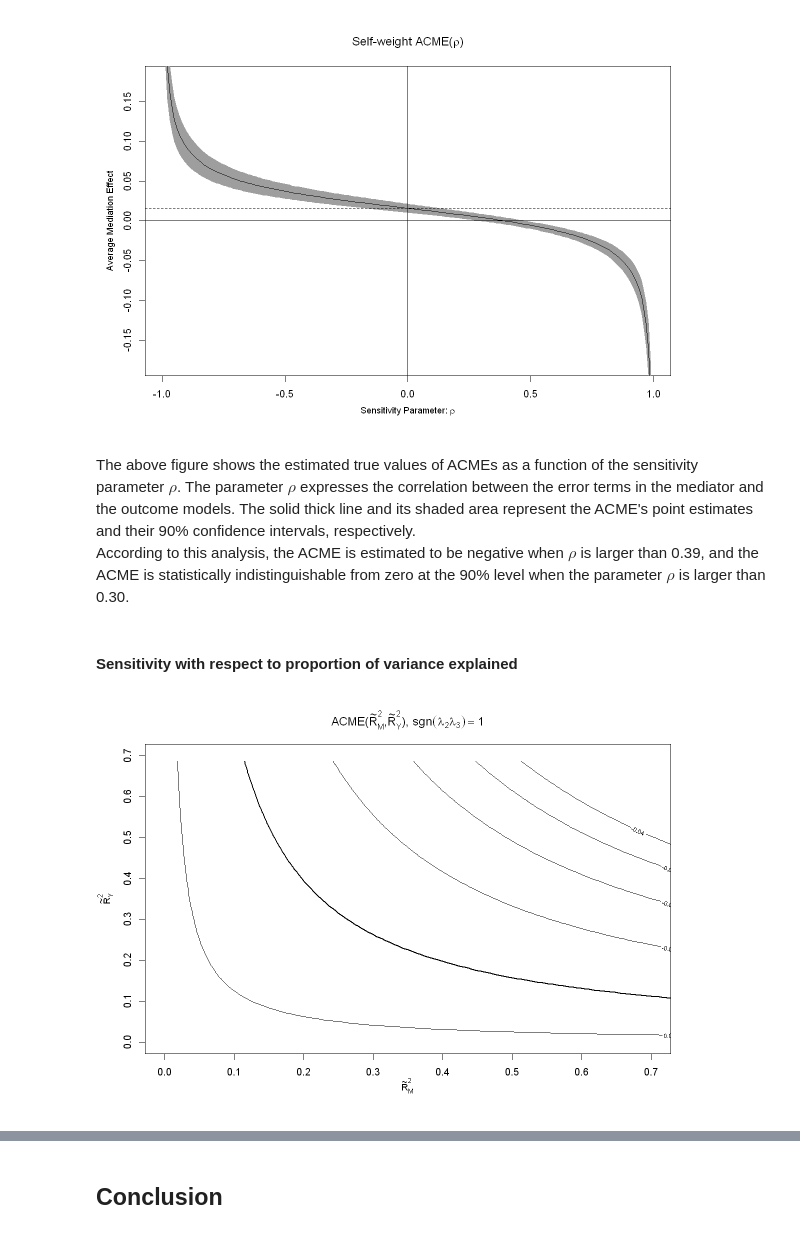
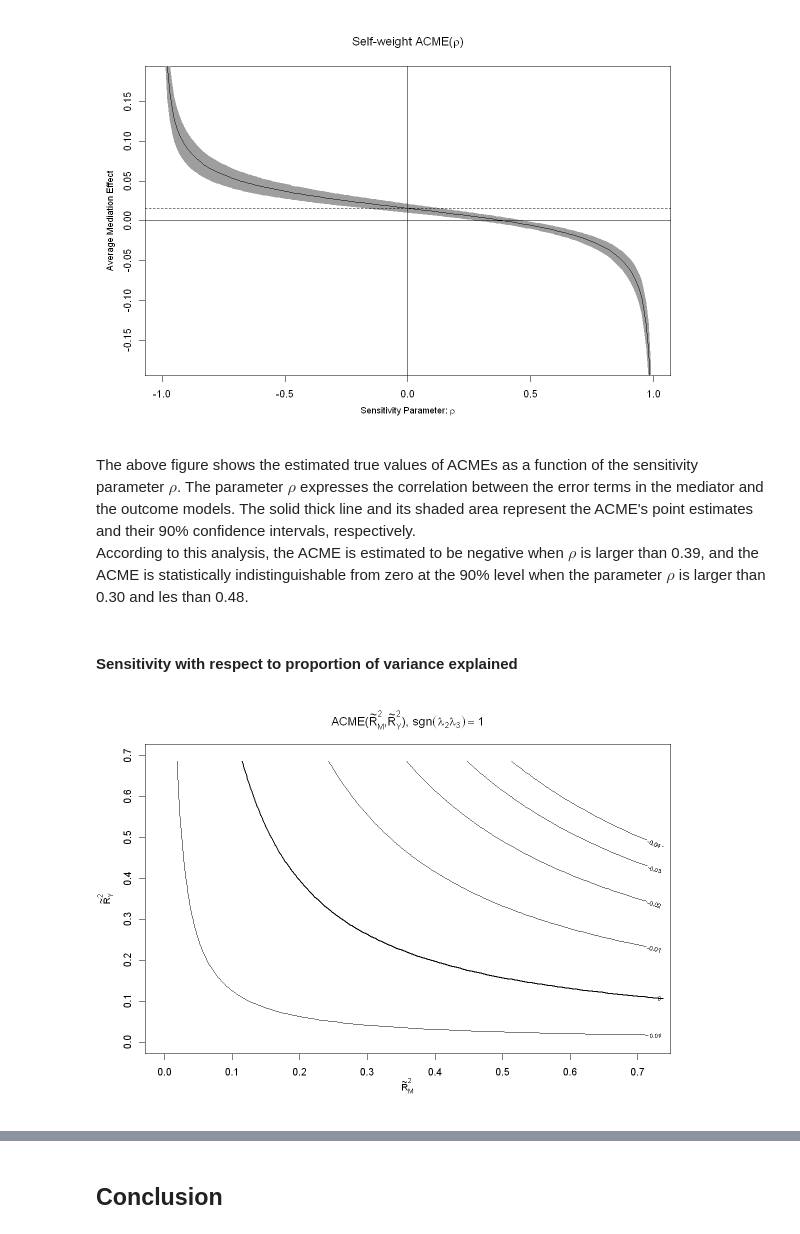
Before and after one commit to senresearch/dietappstudy, a Jupyter notebook: src/mediation/4month/Mediation_Analysis_BOCF.ipynb, the cells around one changed output, grey strips where cells are left out. Saved outputs shown, nothing was run; the diff lists cells and outputs as text; code cells hidden in the pictures.

```diff
--- a/src/mediation/4month/Mediation_Analysis_BOCF.ipynb
+++ b/src/mediation/4month/Mediation_Analysis_BOCF.ipynb
@@ -82,9 +88,12 @@ Applying a PCA (principal component analysis) reduces the number of variables an
 ### Variables selection
 # %%
 # Select the variable indexes to include in the Principal Component Analysis
-myCols <-c("NumWeekendDays","NumWeekdayDays", "TotalEntries", "TotalFoodDays", "TotalExerciseDays",
-          "TotalBreakfastDays", "TotalLunchDays", "TotalDinnerDays", "TotalSnackDays", "AvgTotalCal",
-           "AvgExerciseCal", "AvgBreakfastCal", "AvgLunchCal", "AvgDinnerCal", "AvgSnackCal")
+myCols <-c("LoggedWeekDays", "LoggedWeekendDays", "TotalLoggedDays","TotalFoodDays",
+            "TotalExerciseDays",
+            "TotalBreakfastDays", "TotalLunchDays", "TotalDinnerDays", "TotalSnackDays",
+            "AverageDailyIntakeCalories", "AverageDailyExerciseCalories",
+            "AverageDailyBreakfastCalories",
+            "AverageDailyLunchCalories", "AverageDailyDinnerCalories","AverageDailySnackCalories")
 # Get the indexes of those variables
 idxApp <- match(myCols, colnames(dat))
 # %% [markdown]
@@ -361,9 +366,7 @@ P-value with t-test for 10000 samples is 0 .
 **Our function `getMediationTable` to estimate the Average Causal Mediation Effect (ACME) and the Average Direct Effect (ADE) associated with each mediator is based on  the `mediation` library.**
 # %%
 numFile <- 1
-rslts <- getMediationTable(dat, myBoot = TRUE, numSims = 10000, confLvl = 0.90)
-table1 <- rslts$med.tbl
-table1
+rslts <- getMediationTable(dat, numFile, myBoot = TRUE, numSims = 10000, confLvl = 0.90)
 # %% [output]
 Running nonparametric bootstrap
 
@@ -493,13 +524,13 @@ plot(sensNumW.out,  ylim = c(-0.18, 0.18), main  =  expression(paste("Self-weigh
 # %% [markdown]
 The above figure shows the estimated true values of ACMEs as a function of the sensitivity parameter $\rho$. The parameter $\rho$
 expresses the correlation between the error terms in the mediator and the outcome models. The solid thick line and its shaded area represent the ACME's point estimates and their 90% confidence intervals, respectively.
-According to this analysis, the ACME is estimated to be negative when  $\rho$ is larger than 0.39, and the ACME is statistically indistinguishable from zero at the 90% level when the parameter $\rho$ is larger than 0.30.
+According to this analysis, the ACME is estimated to be negative when  $\rho$ is larger than 0.39, and the ACME is statistically indistinguishable from zero at the 90% level when the parameter $\rho$ is larger than 0.30 and les than 0.48.
 # %% [markdown]
 #### Sensitivity with respect to proportion of variance explained
 # %%
 plot(sensNumW.out, sens.par = "R2", r.type = "total", sign.prod = "positive",
-     xlim = c(-0.0, 0.7), ylim = c(-0.0, 0.7))
+     xlim = c(-0.0, 0.72), ylim = c(-0.0, 0.7))
 # %% [output]
-[figure, old version]
+[figure, new version]
 # %% [markdown]
 In the sensitivity analyses plot above, the ACME estimates are plotted against $\tilde{R}^2_Y \tilde{R}^2_M$, the proportions of the total variance in the outcome and mediator variables, respectively, that would be explained by a hypothetical unobserved pretreatment confounder.
```
Also changed, not shown: parts of 34 cells of this notebook, 27 other files.
